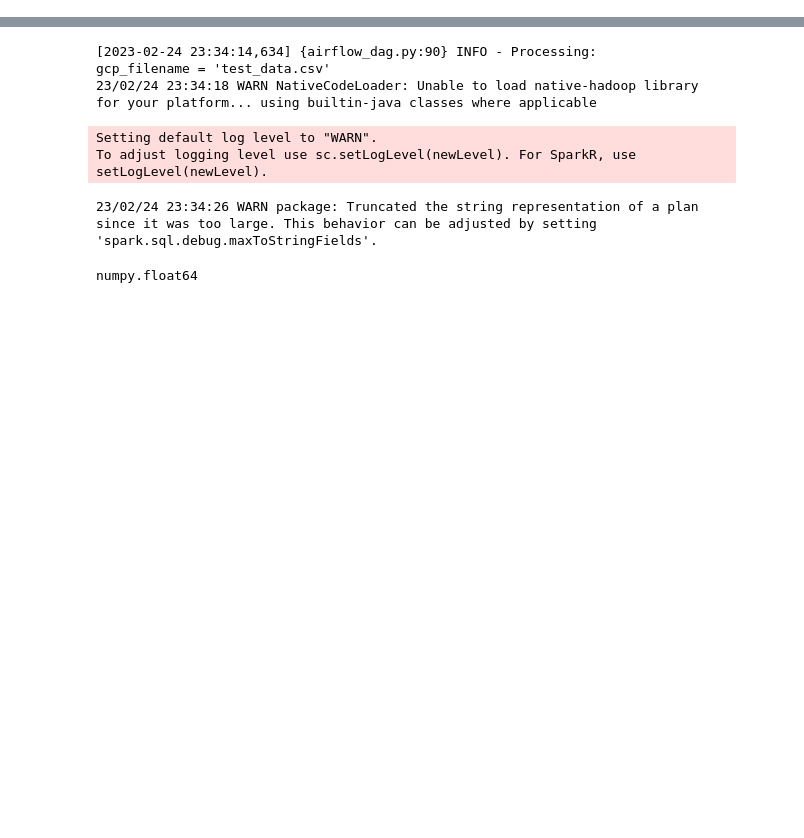
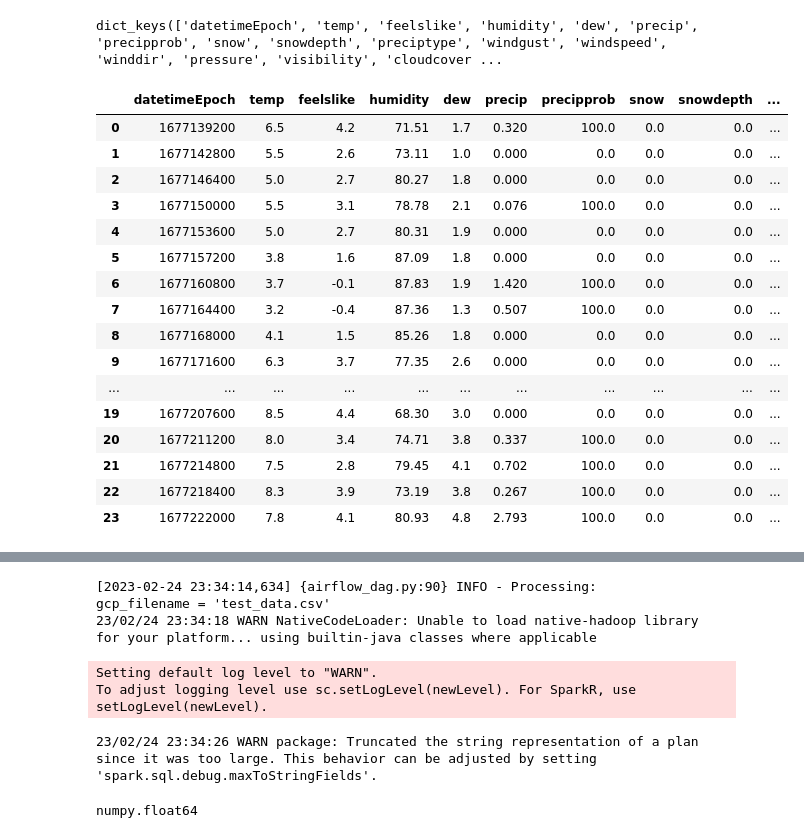
Before and after one commit to mattwheeler092/solar-power-output-prediction, a Jupyter notebook: etl_pipeline/dev.ipynb, the cells around one changed output, grey strips where cells are left out. Cells and saved outputs as stored; diff of their text form; code cells hidden in the pictures; blank space fills up the shorter version.

```diff
--- a/etl_pipeline/dev.ipynb
+++ b/etl_pipeline/dev.ipynb
@@ -3,0 +6,56 @@
+# %%
+schema_json = WEATHER_DATA_SCHEMA.jsonValue()['fields']
+field_types = {row['name']: row['type'] for row in schema_json}
+
+field_types.keys()
+# %% [output]
+dict_keys(['datetimeEpoch', 'temp', 'feelslike', 'humidity', 'dew', 'precip', 'precipprob', 'snow', 'snowdepth', 'preciptype', 'windgust', 'windspeed', 'winddir', 'pressure', 'visibility', 'cloudcover ...
+# %%
+from vc_weather import collect_api_data
+
+lat = 37.560614
+lon = -122.412083
+
+start = "2023-02-23"
+end = "2023-02-23"
+
+api_data = collect_api_data(lat, lon, start, end)
+# %%
+def enforce_spark_schema(api_data):
+    """ Function to ensure the api dataframe adheres to the expect
+    spark sql schema. Adds missing columns and fills nan values
+    with appriate value for the column dtype """
+    # Load spark df schema and extract field names / types
+    schema_json = WEATHER_DATA_SCHEMA.jsonValue()['fields']
+    field_types = {row['name']: row['type'] for row in schema_json}
+    # Func to provide missing value for different dtypes
+    nan_type = lambda dtype: 'MISSING' if dtype == 'string' else 0
+    # Loop through each field and determine the nan value
+    for field, datatype in field_types.items():
+        nan_val = nan_type(datatype)
+        # If field missing from df add column of nan values
+        if field in api_data.columns:
+            api_data[field] = api_data[field].fillna(nan_val)
+        # Else fill all NaN with nan values
+        else:
+            api_data[field] = nan_val
+    # Return dataframe with correct column ordering
+    api_data[field_types.keys()]
+# %% [output]
+|  | datetimeEpoch | temp | feelslike | humidity | dew | precip | precipprob | snow | snowdepth | ... |
+| 0 | 1677139200 | 6.5 | 4.2 | 71.51 | 1.7 | 0.320 | 100.0 | 0.0 | 0.0 | ... |
+| 1 | 1677142800 | 5.5 | 2.6 | 73.11 | 1.0 | 0.000 | 0.0 | 0.0 | 0.0 | ... |
+| 2 | 1677146400 | 5.0 | 2.7 | 80.27 | 1.8 | 0.000 | 0.0 | 0.0 | 0.0 | ... |
+| 3 | 1677150000 | 5.5 | 3.1 | 78.78 | 2.1 | 0.076 | 100.0 | 0.0 | 0.0 | ... |
+| 4 | 1677153600 | 5.0 | 2.7 | 80.31 | 1.9 | 0.000 | 0.0 | 0.0 | 0.0 | ... |
+| 5 | 1677157200 | 3.8 | 1.6 | 87.09 | 1.8 | 0.000 | 0.0 | 0.0 | 0.0 | ... |
+| 6 | 1677160800 | 3.7 | -0.1 | 87.83 | 1.9 | 1.420 | 100.0 | 0.0 | 0.0 | ... |
+| 7 | 1677164400 | 3.2 | -0.4 | 87.36 | 1.3 | 0.507 | 100.0 | 0.0 | 0.0 | ... |
+| 8 | 1677168000 | 4.1 | 1.5 | 85.26 | 1.8 | 0.000 | 0.0 | 0.0 | 0.0 | ... |
+| 9 | 1677171600 | 6.3 | 3.7 | 77.35 | 2.6 | 0.000 | 0.0 | 0.0 | 0.0 | ... |
+| ... | ... | ... | ... | ... | ... | ... | ... | ... | ... | ... |
+| 19 | 1677207600 | 8.5 | 4.4 | 68.30 | 3.0 | 0.000 | 0.0 | 0.0 | 0.0 | ... |
+| 20 | 1677211200 | 8.0 | 3.4 | 74.71 | 3.8 | 0.337 | 100.0 | 0.0 | 0.0 | ... |
+| 21 | 1677214800 | 7.5 | 2.8 | 79.45 | 4.1 | 0.702 | 100.0 | 0.0 | 0.0 | ... |
+| 22 | 1677218400 | 8.3 | 3.9 | 73.19 | 3.8 | 0.267 | 100.0 | 0.0 | 0.0 | ... |
+| 23 | 1677222000 | 7.8 | 4.1 | 80.93 | 4.8 | 2.793 | 100.0 | 0.0 | 0.0 | ... |
```
Also changed, not shown: parts of 5 cells of this notebook, 3 other files.
